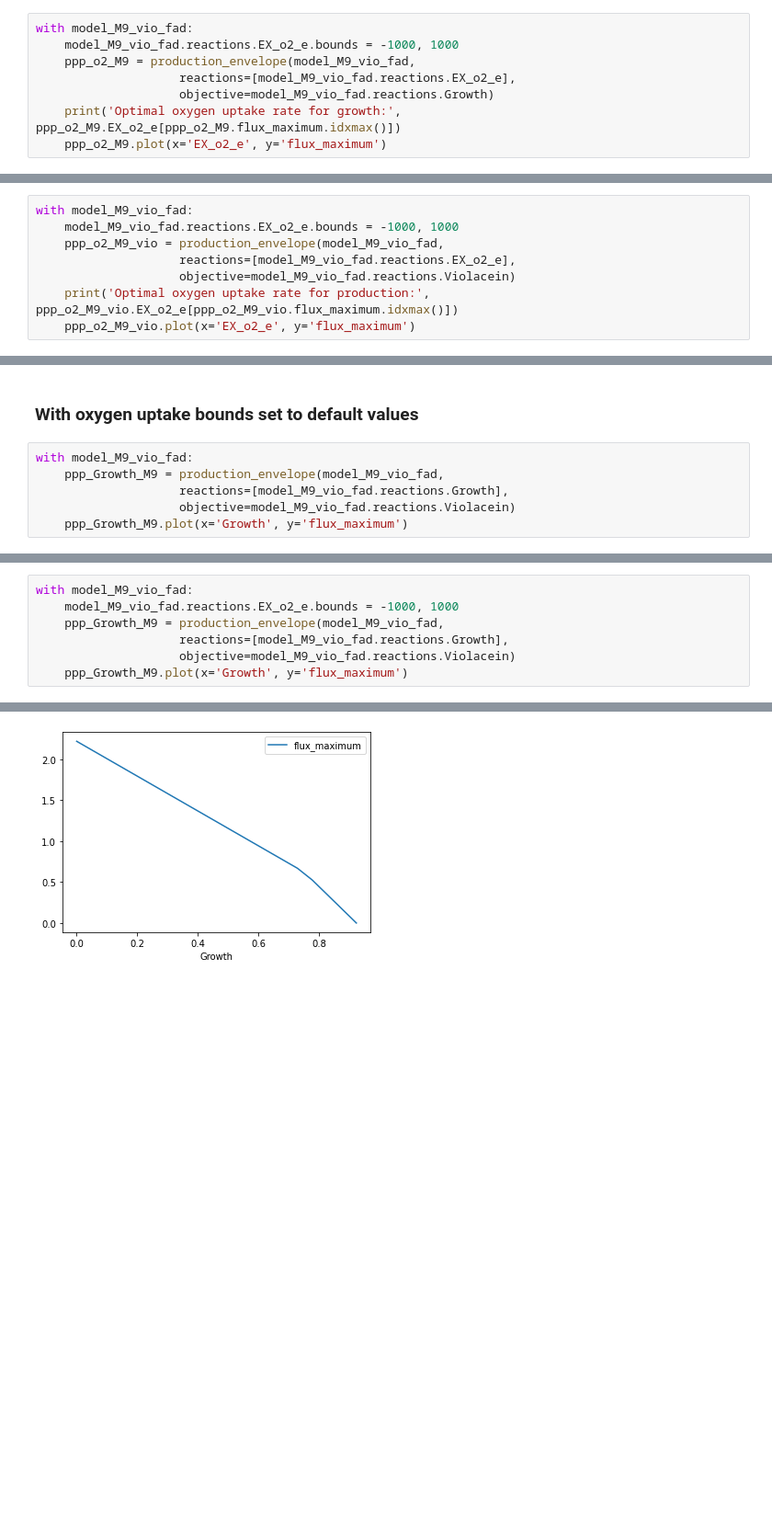
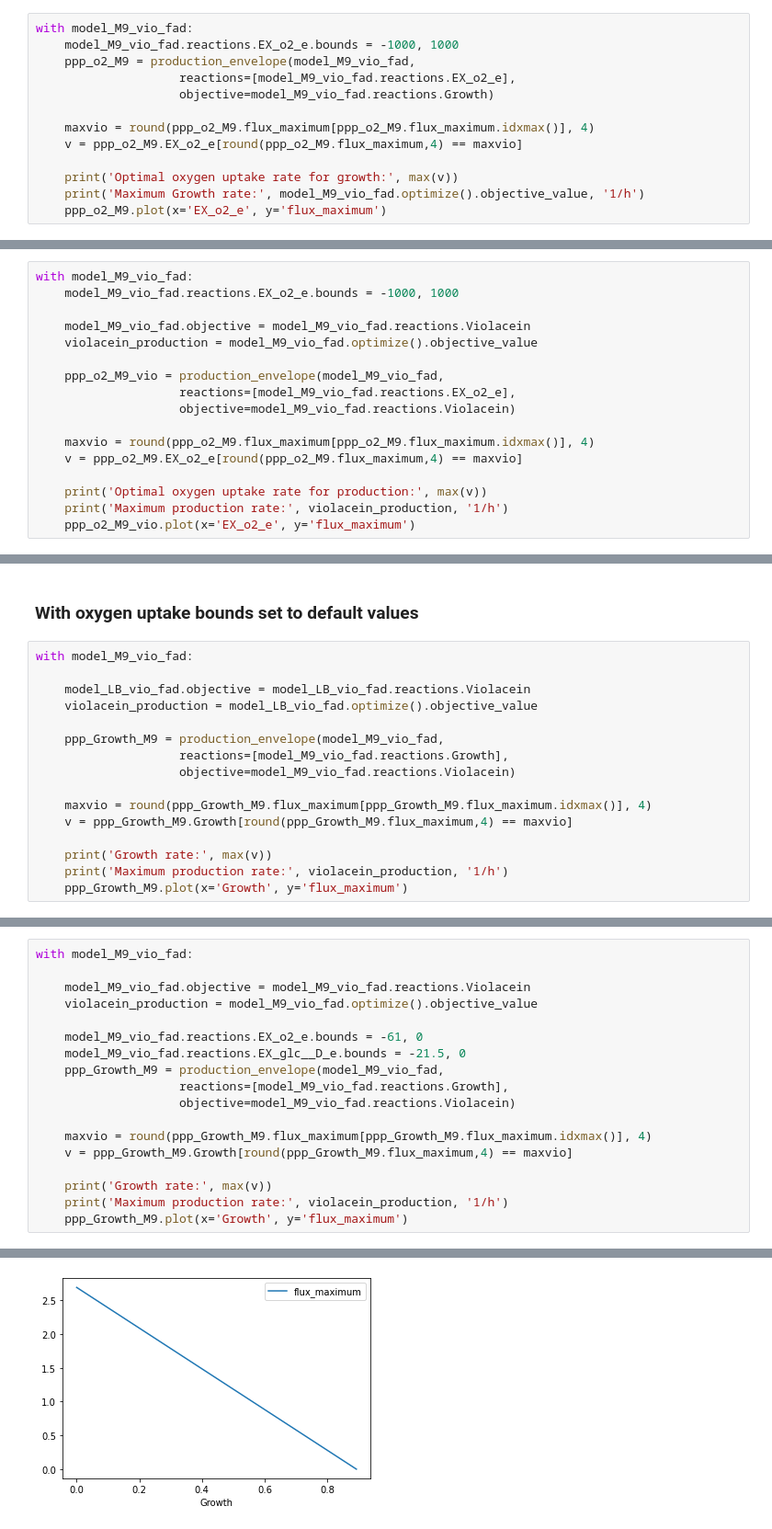
Before and after one commit to 27410/group-assignment-2021-group_1_vibrio_natriegens_2021, a Jupyter notebook: Phenotypic_phase_planes_plotting.ipynb, the cells around one changed output, grey strips where cells are left out. Shown at 92% size. Saved outputs shown, nothing was run; the diff lists cells and outputs as text; blank space fills up the shorter version.

```diff
--- a/Phenotypic_phase_planes_plotting.ipynb
+++ b/Phenotypic_phase_planes_plotting.ipynb
@@ -136,6 +367,11 @@ with model_M9_vio_fad:
     ppp_o2_M9 = production_envelope(model_M9_vio_fad,
                     reactions=[model_M9_vio_fad.reactions.EX_o2_e],
                     objective=model_M9_vio_fad.reactions.Growth)
-    print('Optimal oxygen uptake rate for growth:', ppp_o2_M9.EX_o2_e[ppp_o2_M9.flux_maximum.idxmax()])
+
+    maxvio = round(ppp_o2_M9.flux_maximum[ppp_o2_M9.flux_maximum.idxmax()], 4)
+    v = ppp_o2_M9.EX_o2_e[round(ppp_o2_M9.flux_maximum,4) == maxvio]
+
+    print('Optimal oxygen uptake rate for growth:', max(v))
+    print('Maximum Growth rate:', model_M9_vio_fad.optimize().objective_value, '1/h')
     ppp_o2_M9.plot(x='EX_o2_e', y='flux_maximum')
 # %% [output]
@@ -146,9 +385,18 @@ Optimal oxygen uptake rate for growth: -19.73684210526298
 # %%
 with model_M9_vio_fad:
     model_M9_vio_fad.reactions.EX_o2_e.bounds = -1000, 1000
+
+    model_M9_vio_fad.objective = model_M9_vio_fad.reactions.Violacein
+    violacein_production = model_M9_vio_fad.optimize().objective_value
+
     ppp_o2_M9_vio = production_envelope(model_M9_vio_fad,
                     reactions=[model_M9_vio_fad.reactions.EX_o2_e],
                     objective=model_M9_vio_fad.reactions.Violacein)
-    print('Optimal oxygen uptake rate for production:', ppp_o2_M9_vio.EX_o2_e[ppp_o2_M9_vio.flux_maximum.idxmax()])
+
+    maxvio = round(ppp_o2_M9.flux_maximum[ppp_o2_M9.flux_maximum.idxmax()], 4)
+    v = ppp_o2_M9.EX_o2_e[round(ppp_o2_M9.flux_maximum,4) == maxvio]
+
+    print('Optimal oxygen uptake rate for production:', max(v))
+    print('Maximum production rate:', violacein_production, '1/h')
     ppp_o2_M9_vio.plot(x='EX_o2_e', y='flux_maximum')
 # %% [output]
@@ -160,8 +411,18 @@ Optimal oxygen uptake rate for production: -16.447368421052595
 ### With oxygen uptake bounds set to default values
 # %%
 with model_M9_vio_fad:
+
+    model_LB_vio_fad.objective = model_LB_vio_fad.reactions.Violacein
+    violacein_production = model_LB_vio_fad.optimize().objective_value
+
     ppp_Growth_M9 = production_envelope(model_M9_vio_fad,
                     reactions=[model_M9_vio_fad.reactions.Growth],
                     objective=model_M9_vio_fad.reactions.Violacein)
+
+    maxvio = round(ppp_Growth_M9.flux_maximum[ppp_Growth_M9.flux_maximum.idxmax()], 4)
+    v = ppp_Growth_M9.Growth[round(ppp_Growth_M9.flux_maximum,4) == maxvio]
+
+    print('Growth rate:', max(v))
+    print('Maximum production rate:', violacein_production, '1/h')
     ppp_Growth_M9.plot(x='Growth', y='flux_maximum')
 # %% [output]
@@ -171,8 +434,19 @@ with model_M9_vio_fad:
 # %%
 with model_M9_vio_fad:
-    model_M9_vio_fad.reactions.EX_o2_e.bounds = -1000, 1000
+
+    model_M9_vio_fad.objective = model_M9_vio_fad.reactions.Violacein
+    violacein_production = model_M9_vio_fad.optimize().objective_value
+
+    model_M9_vio_fad.reactions.EX_o2_e.bounds = -61, 0
+    model_M9_vio_fad.reactions.EX_glc__D_e.bounds = -21.5, 0
     ppp_Growth_M9 = production_envelope(model_M9_vio_fad,
                     reactions=[model_M9_vio_fad.reactions.Growth],
                     objective=model_M9_vio_fad.reactions.Violacein)
+
+    maxvio = round(ppp_Growth_M9.flux_maximum[ppp_Growth_M9.flux_maximum.idxmax()], 4)
+    v = ppp_Growth_M9.Growth[round(ppp_Growth_M9.flux_maximum,4) == maxvio]
+
+    print('Growth rate:', max(v))
+    print('Maximum production rate:', violacein_production, '1/h')
     ppp_Growth_M9.plot(x='Growth', y='flux_maximum')
 # %% [output]
@@ -179,2 +455,2 @@ with model_M9_vio_fad:
-[figure, old version]
+[figure, new version]
 # %% [markdown]
```
Also changed, not shown: parts of 56 cells of this notebook.
